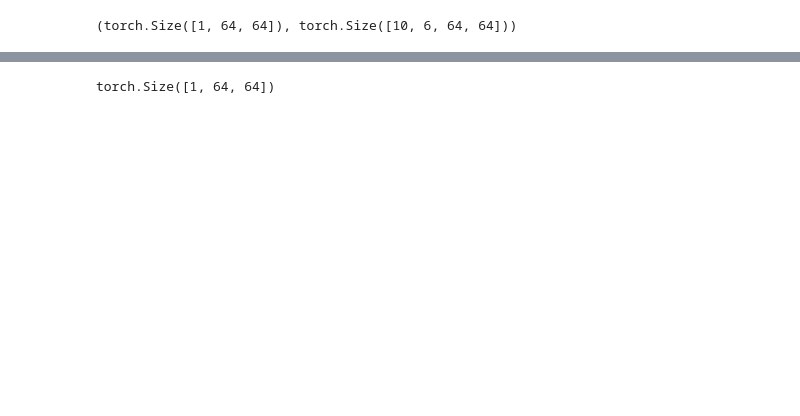
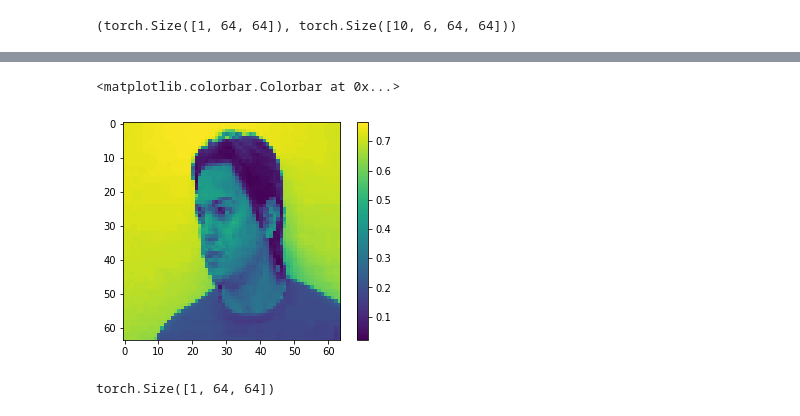
Before and after one commit to tbenst/glia, a Jupyter notebook: notebooks/debug.ipynb, the cells around one changed output, grey strips where cells are left out. Cells and saved outputs as stored; diff of their text form; code cells hidden in the pictures; blank space fills up the shorter version.

```diff
--- a/notebooks/debug.ipynb
+++ b/notebooks/debug.ipynb
@@ -76,3 +127,9 @@ tensor(23.)
+# %%
+plt.imshow(john_targets[0].numpy())
+plt.colorbar()
+# %% [output]
+<matplotlib.colorbar.Colorbar at 0x...>
+[figure, added]
 # %%
 image_dset[0].shape
 # %% [output]
```
Also changed, not shown: parts of 33 cells of this notebook, 6 other files.
